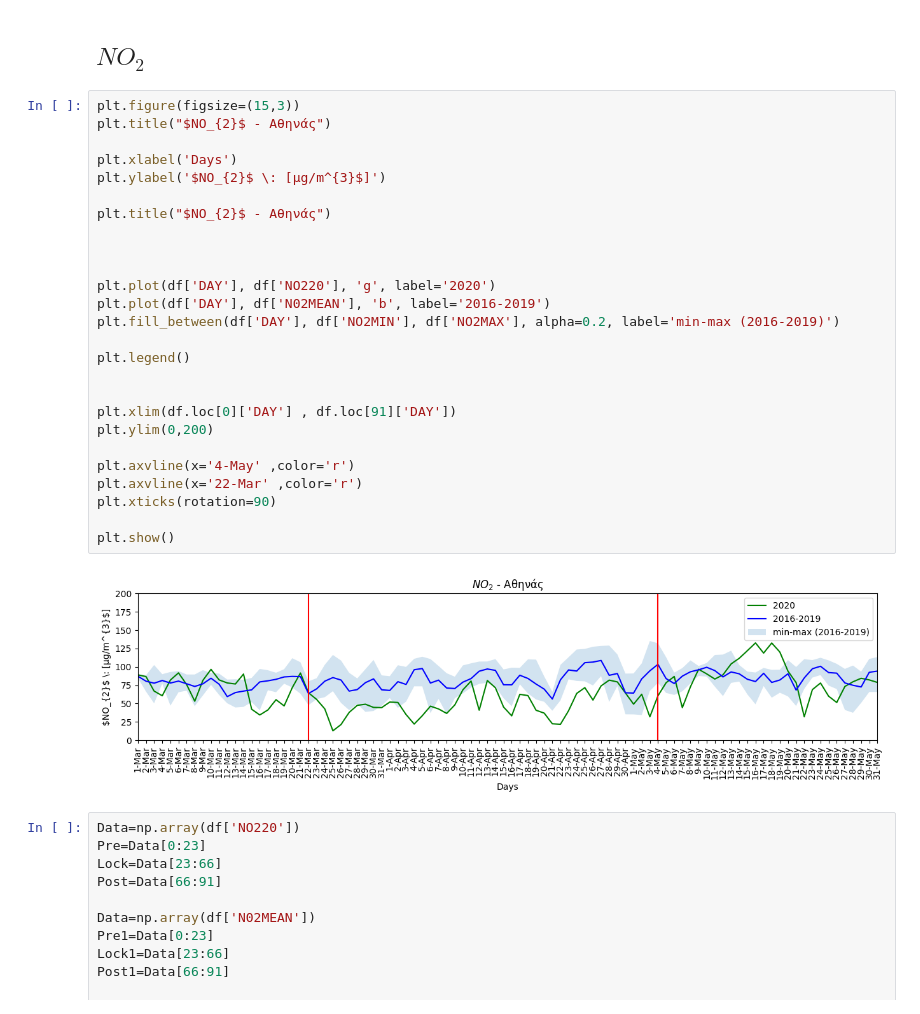
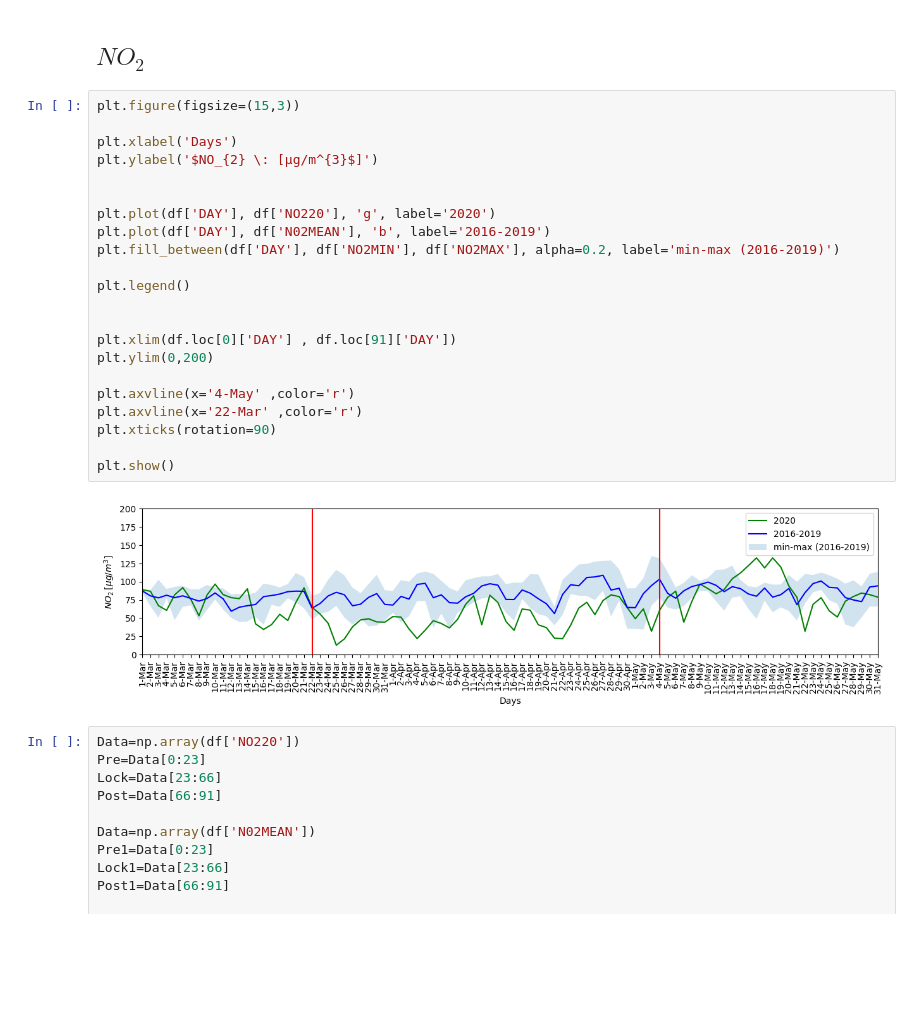
Before and after one commit to costpetrides/Air-pollution-COVID-19-impact, a Jupyter notebook: Lockdown 1/Patision(UT).ipynb, the cells around one changed output. Cells and saved outputs as stored; diff of their text form; blank space fills up the shorter version.

```diff
--- a/Lockdown 1/Patision(UT).ipynb
+++ b/Lockdown 1/Patision(UT).ipynb
@@ -298,32 +295,28 @@ Percentage Difference Lockdown to Post-Lockdown = 2.64 %
 ## **$NO_{2}$**
 # %%
 plt.figure(figsize=(15,3))
-plt.title("$NO_{2}$ - Aθηνάς")
 
 plt.xlabel('Days')
-plt.ylabel('$NO_{2}$ \: [μg/m^{3}$]')
-
-plt.title("$NO_{2}$ - Aθηνάς")
-
+plt.ylabel('$NO_{2} \: [μg/m^{3}$]')
 
 
 plt.plot(df['DAY'], df['NO220'], 'g', label='2020')
 plt.plot(df['DAY'], df['N02MEAN'], 'b', label='2016-2019')
 plt.fill_between(df['DAY'], df['NO2MIN'], df['NO2MAX'], alpha=0.2, label='min-max (2016-2019)')
 
 plt.legend()
 
 
 plt.xlim(df.loc[0]['DAY'] , df.loc[91]['DAY'])
 plt.ylim(0,200)
 
 plt.axvline(x='4-May' ,color='r')
 plt.axvline(x='22-Mar' ,color='r')
 plt.xticks(rotation=90)
 
 plt.show()
 # %% [output]
-[figure, old version]
+[figure, new version]
 # %%
 Data=np.array(df['NO220'])
 Pre=Data[0:23]
```
Also changed, not shown: parts of 6 cells of this notebook.
